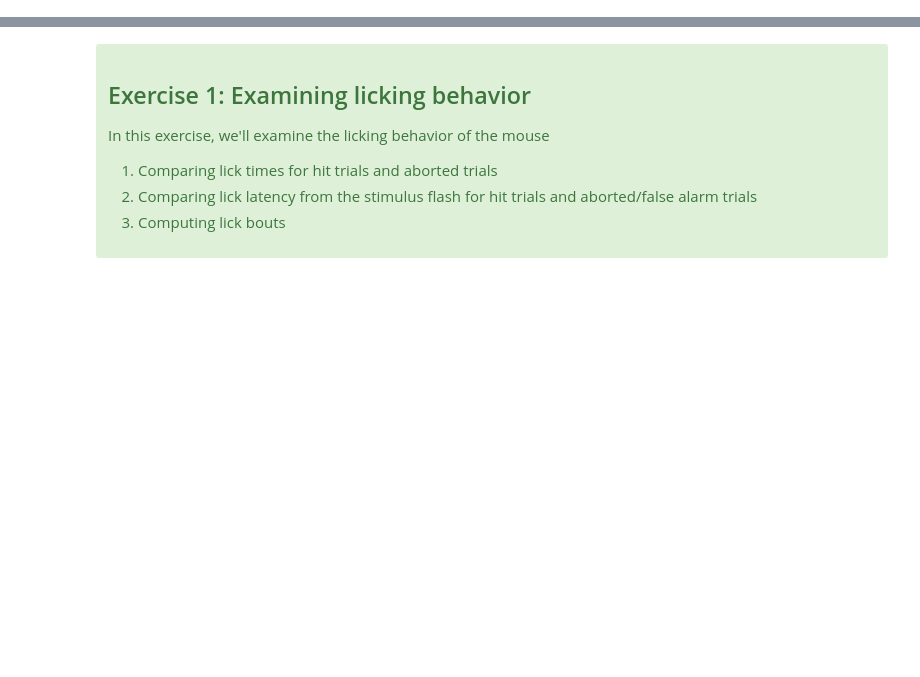
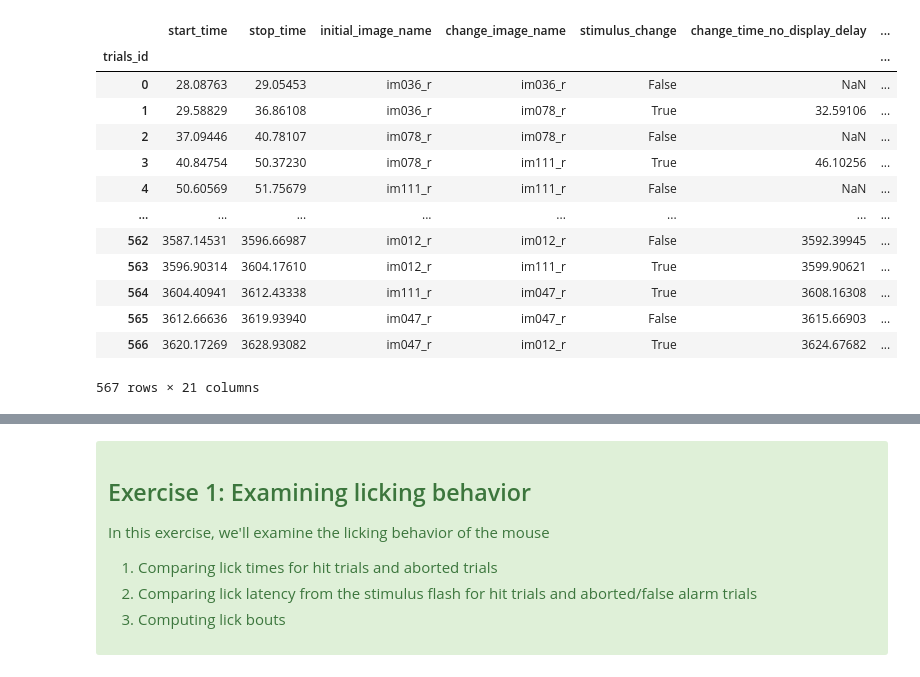
Before and after one commit to AllenInstitute/swdb_2022, a Jupyter notebook: Organizers/VBN_Exercise_solutions.ipynb, the cells around one changed output, grey strips where cells are left out. Drawn from its saved outputs; the diff is of its cells as text; code cells hidden in the pictures; blank space fills up the shorter version.

```diff
--- a/Organizers/VBN_Exercise_solutions.ipynb
+++ b/Organizers/VBN_Exercise_solutions.ipynb
@@ -42,0 +69,34 @@ cache = VisualBehaviorNeuropixelsProjectCache.from_s3_cache(
+# %%
+# Create a new column called trial_type and assign appropriately
+trials['trial_type'] = np.nan
+
+col_names = ['hit', 'miss', 'false_alarm', 'correct_reject', 'aborted', 'auto_rewarded']
+for col in col_names:
+    trials.loc[trials[col] == True, 'trial_type'] = col
+
+# A more direct way to do this is to use the function idxmax: this function finds the row- or column-index
+# at which the maximum of a sequence of values occurs.
+# Below, we have chosen only the columns we want, and we pass axis=1 to idxmax, to take the maximum over
+# columns (axis=0 would find the row-index having the maximum value for each column)
+# Also note that when taking the "maximum" over boolean values, True is interpreted as 1 and False as 0,
+# hence the index of the maximum occurs wherever a True is found.
+
+# trials['trial_type'] = trials[col_names].idxmax(axis=1)
+
+# Examine the trials table to see how that worked
+trials
+# %% [output]
+|  | start_time | stop_time | initial_image_name | change_image_name | stimulus_change | change_time_no_display_delay | ... |
+| trials_id |  |  |  |  |  |  | ... |
+| 0 | 28.08763 | 29.05453 | im036_r | im036_r | False | NaN | ... |
+| 1 | 29.58829 | 36.86108 | im036_r | im078_r | True | 32.59106 | ... |
+| 2 | 37.09446 | 40.78107 | im078_r | im078_r | False | NaN | ... |
+| 3 | 40.84754 | 50.37230 | im078_r | im111_r | True | 46.10256 | ... |
+| 4 | 50.60569 | 51.75679 | im111_r | im111_r | False | NaN | ... |
+| ... | ... | ... | ... | ... | ... | ... | ... |
+| 562 | 3587.14531 | 3596.66987 | im012_r | im012_r | False | 3592.39945 | ... |
+| 563 | 3596.90314 | 3604.17610 | im012_r | im111_r | True | 3599.90621 | ... |
+| 564 | 3604.40941 | 3612.43338 | im111_r | im047_r | True | 3608.16308 | ... |
+| 565 | 3612.66636 | 3619.93940 | im047_r | im047_r | False | 3615.66903 | ... |
+| 566 | 3620.17269 | 3628.93082 | im047_r | im012_r | True | 3624.67682 | ... |
+567 rows × 21 columns
```
Also changed, not shown: parts of 8 cells of this notebook.
